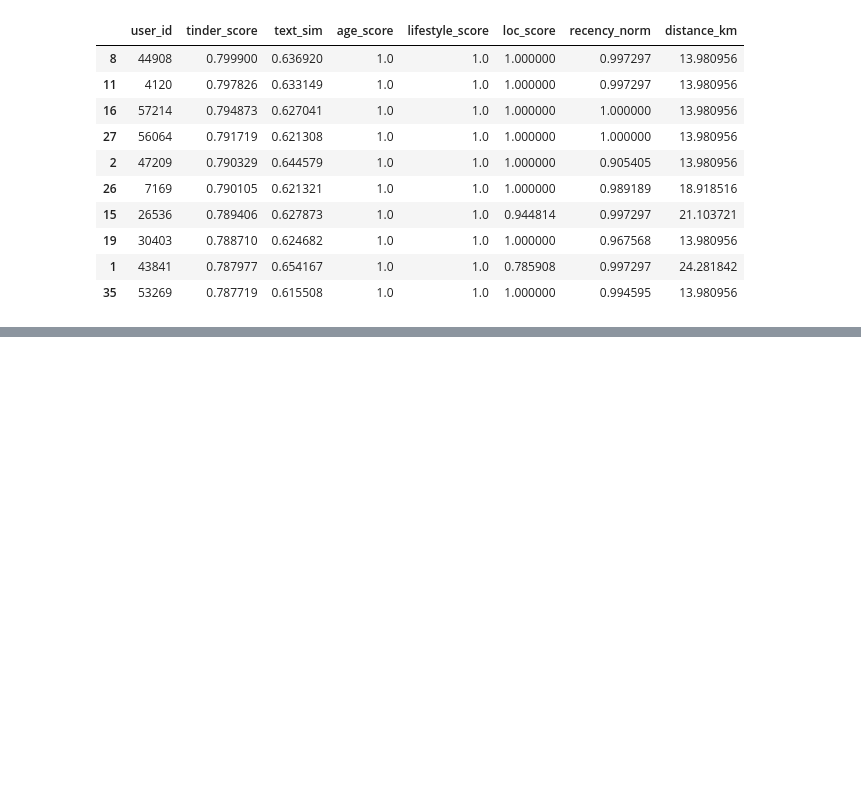
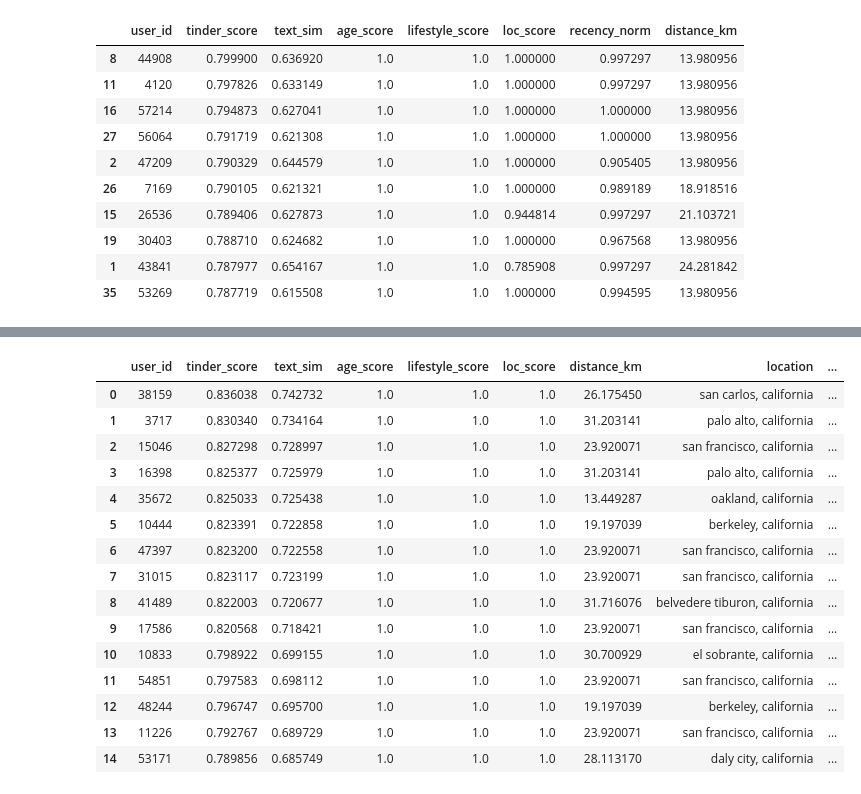
Before and after one commit to KrishaVeera/Decoding-the-Dating-Game, a Jupyter notebook: tinder_algo.ipynb, the cells around one changed output, grey strips where cells are left out. Cells and saved outputs as stored; diff of their text form; code cells hidden in the pictures; blank space fills up the shorter version.

```diff
--- a/tinder_algo.ipynb
+++ b/tinder_algo.ipynb
@@ -165,7 +165,7 @@ After age rule: 2225
 
 def apply_weights_tinder(cands,w_text=0.60, w_age=0.10, w_life=0.10, w_loc=0.10, w_rec=0.10):
     """
-    final_score = w_text*text_sim + w_age*age_score + w_life*lifestyle_score + w_loc*loc_score + w_rec*recency_norm
+    tinder_score = w_text*text_sim + w_age*age_score + w_life*lifestyle_score + w_loc*loc_score + w_rec*recency_norm
     (weights are normalized inside)
     """
     c = cands.copy()
@@ -257,23 +224,0 @@ Pool size: 500 | sampled suggestions: 10
-# %%
-# 4) Rank with recency (linear blend)
-ranked = apply_weights_tinder(cands,w_text=0.65, w_age=0.10, w_life=0.10, w_loc=0.10, w_rec=0.05).copy()
-random_potential_matches = apply_weights_tinder(random_potential_matches,w_text=0.65, w_age=0.10, w_life=0.10, w_loc=0.10, w_rec=0.05).copy()
-
-# 5) Prepare top-k ranked and merge with random suggestions
-ranked_top = ranked.head(k).copy()
-ranked_top["source"] = "ranked"
-
-want = ["user_id","tinder_score","text_sim","age_score","lifestyle_score","loc_score",
-        "distance_km","location","age","sex","orientation","source"]
-
-# align columns for concat
-for col in want:
-    if col not in ranked_top.columns:
-        ranked_top[col] = np.nan
-    if col not in random_potential_matches.columns:
-        random_potential_matches[col] = np.nan
-
-tinder_suggestions = (pd.concat([ranked_top[want], random_potential_matches[want]], ignore_index=True).drop_duplicates("user_id", keep="first")
-      .reset_index(drop=True))
-
-tinder_suggestions.head(15)
@@ -296,0 +274,5 @@ tinder_suggestions.head(15)
+# %%
+# ranked only
+ranked = tinder_score(user_id=u, k=20, pool_k=500, max_km=50)
+ranked_ids = ranked["user_id"].tolist()
+ranked.head(10)
@@ -296,0 +296,5 @@ tinder_suggestions.head(15)
+# %%
+# suggestions (no overlap)
+suggested = tinder_suggestions(user_id=u, random_sample=20, pool_k=500, max_km=50,
+                               weights={"text":0.70,"age":0.10,"life":0.15,"loc":0.05})
+suggested.head(10)
@@ -296,0 +318,22 @@ tinder_suggestions.head(15)
+# %%
+tinder_suggestions_df = pd.concat([ranked.head(k).assign(source="ranked"), suggested],
+    ignore_index=True).drop_duplicates("user_id", keep="first")
+
+tinder_suggestions_df.head(15)
+# %% [output]
+|  | user_id | tinder_score | text_sim | age_score | lifestyle_score | loc_score | distance_km | location | ... |
+| 0 | 38159 | 0.836038 | 0.742732 | 1.0 | 1.0 | 1.0 | 26.175450 | san carlos, california | ... |
+| 1 | 3717 | 0.830340 | 0.734164 | 1.0 | 1.0 | 1.0 | 31.203141 | palo alto, california | ... |
+| 2 | 15046 | 0.827298 | 0.728997 | 1.0 | 1.0 | 1.0 | 23.920071 | san francisco, california | ... |
+| 3 | 16398 | 0.825377 | 0.725979 | 1.0 | 1.0 | 1.0 | 31.203141 | palo alto, california | ... |
+| 4 | 35672 | 0.825033 | 0.725438 | 1.0 | 1.0 | 1.0 | 13.449287 | oakland, california | ... |
+| 5 | 10444 | 0.823391 | 0.722858 | 1.0 | 1.0 | 1.0 | 19.197039 | berkeley, california | ... |
+| 6 | 47397 | 0.823200 | 0.722558 | 1.0 | 1.0 | 1.0 | 23.920071 | san francisco, california | ... |
+| 7 | 31015 | 0.823117 | 0.723199 | 1.0 | 1.0 | 1.0 | 23.920071 | san francisco, california | ... |
+| 8 | 41489 | 0.822003 | 0.720677 | 1.0 | 1.0 | 1.0 | 31.716076 | belvedere tiburon, california | ... |
+| 9 | 17586 | 0.820568 | 0.718421 | 1.0 | 1.0 | 1.0 | 23.920071 | san francisco, california | ... |
+| 10 | 10833 | 0.798922 | 0.699155 | 1.0 | 1.0 | 1.0 | 30.700929 | el sobrante, california | ... |
+| 11 | 54851 | 0.797583 | 0.698112 | 1.0 | 1.0 | 1.0 | 23.920071 | san francisco, california | ... |
+| 12 | 48244 | 0.796747 | 0.695700 | 1.0 | 1.0 | 1.0 | 19.197039 | berkeley, california | ... |
+| 13 | 11226 | 0.792767 | 0.689729 | 1.0 | 1.0 | 1.0 | 23.920071 | san francisco, california | ... |
+| 14 | 53171 | 0.789856 | 0.685749 | 1.0 | 1.0 | 1.0 | 28.113170 | daly city, california | ... |
```
Also changed, not shown: parts of 16 cells of this notebook.
